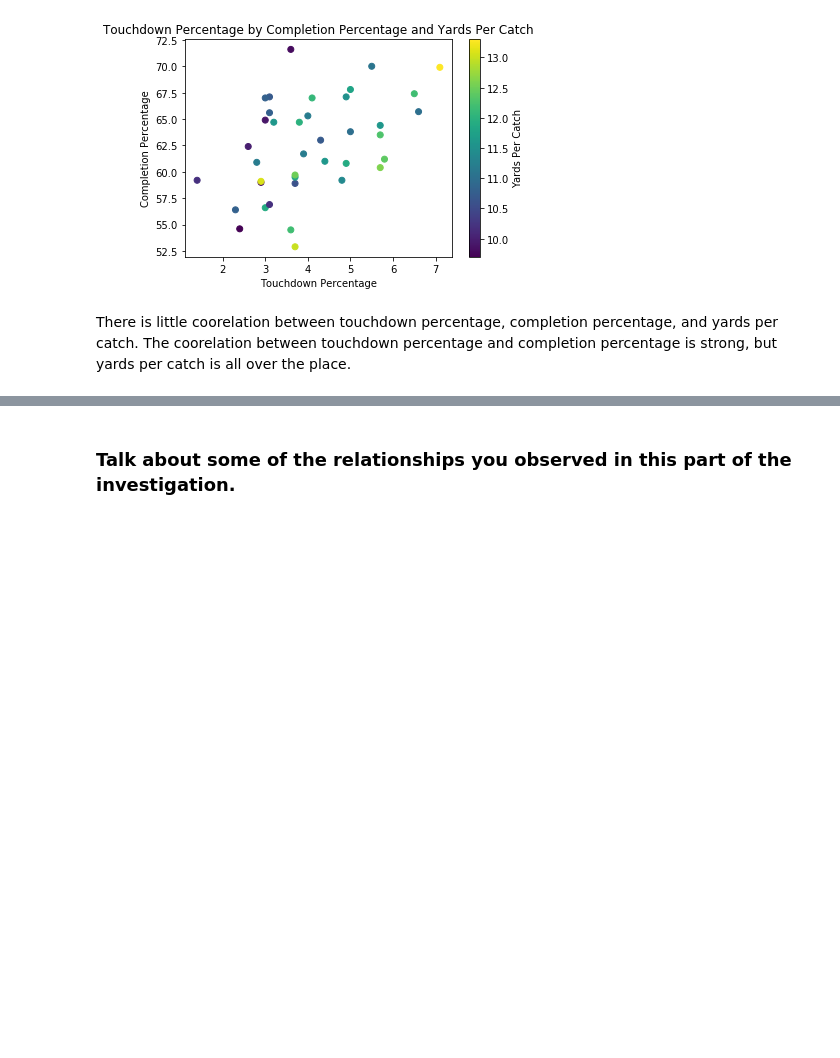
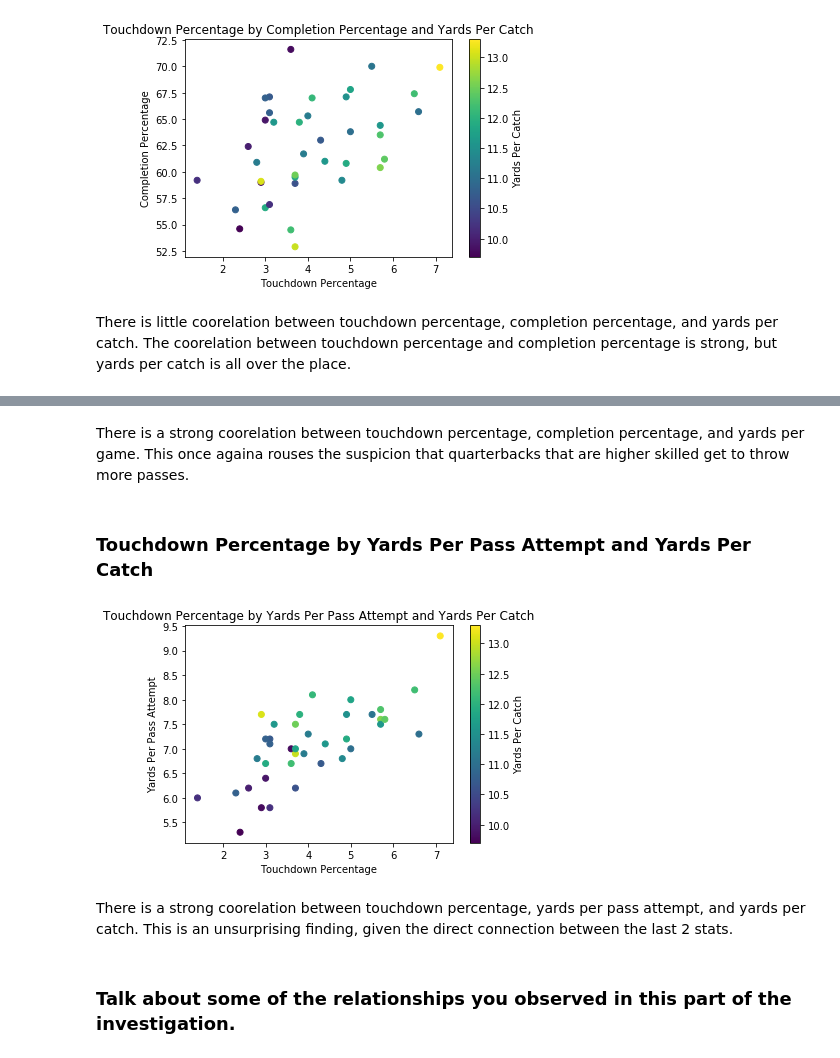
Before and after one commit to ChristopherSJames/Quarterback-Point-Analysis-2016, a Jupyter notebook: qb_point_analysis.ipynb, the cells around one changed output, grey strips where cells are left out. Drawn from its saved outputs; the diff is of its cells as text; code cells hidden in the pictures; blank space fills up the shorter version.

```diff
--- a/qb_point_analysis.ipynb
+++ b/qb_point_analysis.ipynb
@@ -464,3 +476,19 @@ There is little coorelation between touchdown percentage, completion percentage,
+# %% [markdown]
+There is a strong coorelation between touchdown percentage, completion percentage, and yards per game. This once againa rouses the suspicion that quarterbacks that are higher skilled get to throw more passes.
+# %% [markdown]
+### Touchdown Percentage by Yards Per Pass Attempt and Yards Per Catch
+# %%
+# Touchdown Percentage by Yards Per Pass Attempt and Yards Per Catch
+plt.scatter(data = df, x = 'TD%', y = 'Y/A', c = 'Y/C')
+plt.title('Touchdown Percentage by Yards Per Pass Attempt and Yards Per Catch')
+plt.xlabel('Touchdown Percentage')
+plt.ylabel('Yards Per Pass Attempt')
+cbar = plt.colorbar()
+cbar.set_label('Yards Per Catch')
+# %% [output]
+[figure, added]
+# %% [markdown]
+There is a strong coorelation between touchdown percentage, yards per pass attempt, and yards per catch. This is an unsurprising finding, given the direct connection between the last 2 stats.
 # %% [markdown]
 ### Talk about some of the relationships you observed in this part of the investigation.
 # %% [markdown]
```
Also changed, not shown: parts of 4 cells of this notebook.
